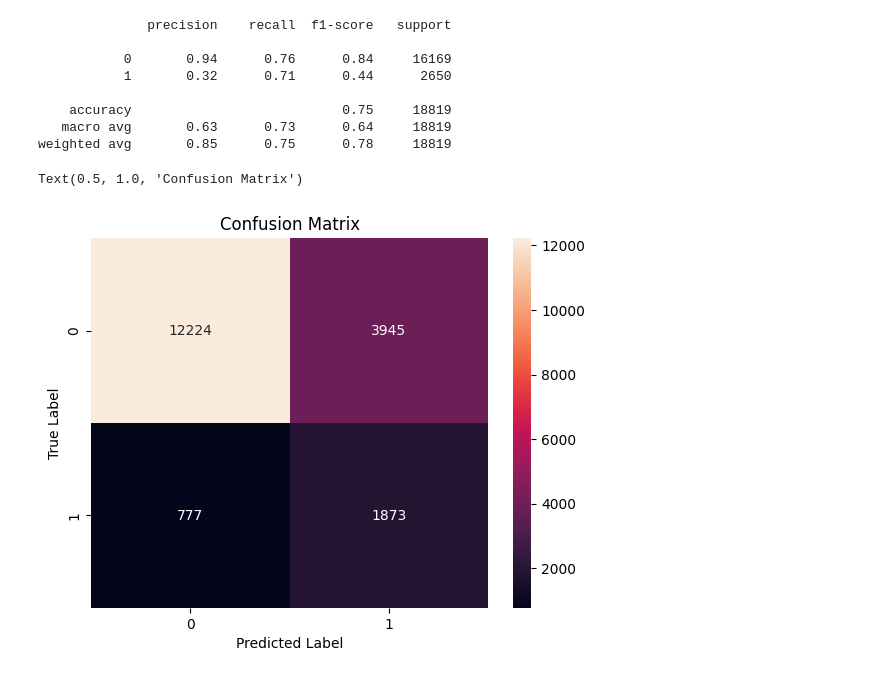
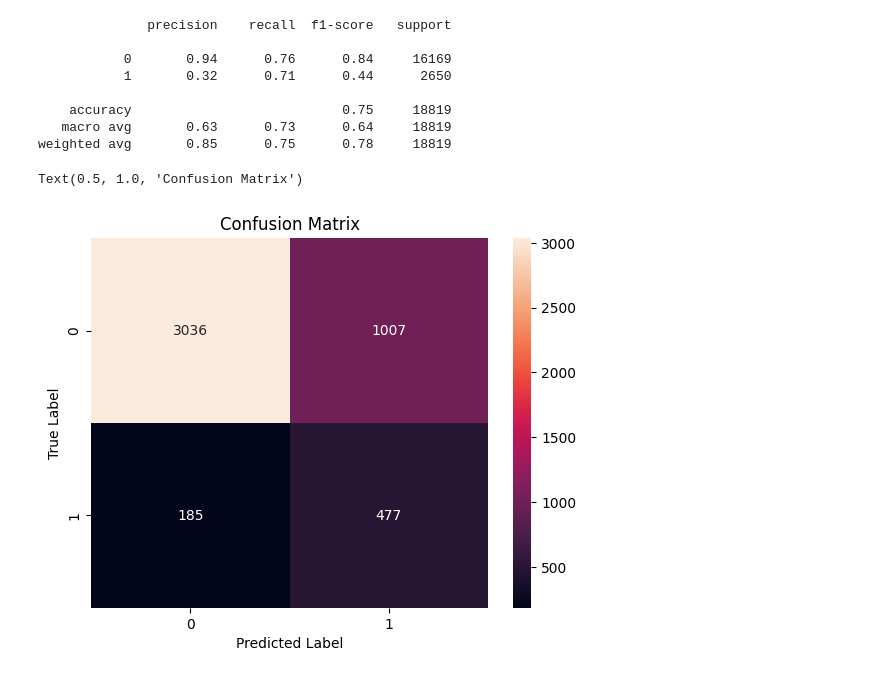
Before and after one commit to Ade-1609/ds-Financial-Inclusion, a Jupyter notebook: Financial_inclusion_in_africa.ipynb, the cells around one changed output. Drawn from its saved outputs; the diff is of its cells as text; code cells hidden in the pictures.

Commit message:
updated confusion matrix

```diff
--- a/Financial_inclusion_in_africa.ipynb
+++ b/Financial_inclusion_in_africa.ipynb
@@ -578,12 +578,12 @@ weighted avg       0.85      0.75      0.78     18819
 # %%
 #plotting the consufion matrix
 
-cm_=confusion_matrix(y_train, rf_train)
+cm_=confusion_matrix(y_test, rf_predictions)
 sns.heatmap(cm_, annot=True, fmt ='g')
 
 plt.xlabel('Predicted Label')
 plt.ylabel('True Label')
 plt.title('Confusion Matrix')
 # %% [output]
 Text(0.5, 1.0, 'Confusion Matrix')
-[figure, old version]
+[figure, new version]
```
Also changed, not shown: parts of 3 cells of this notebook, 1 other file.
